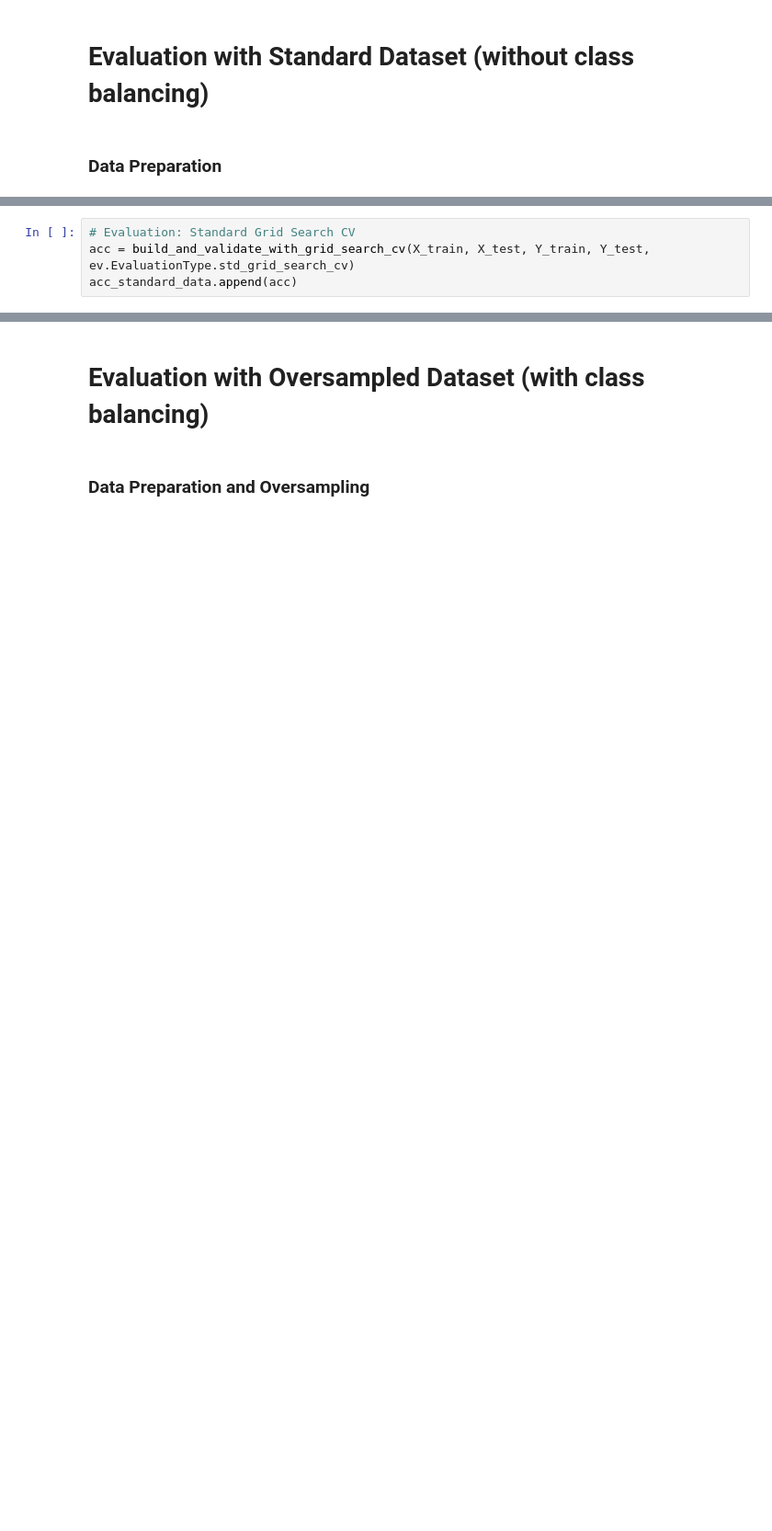
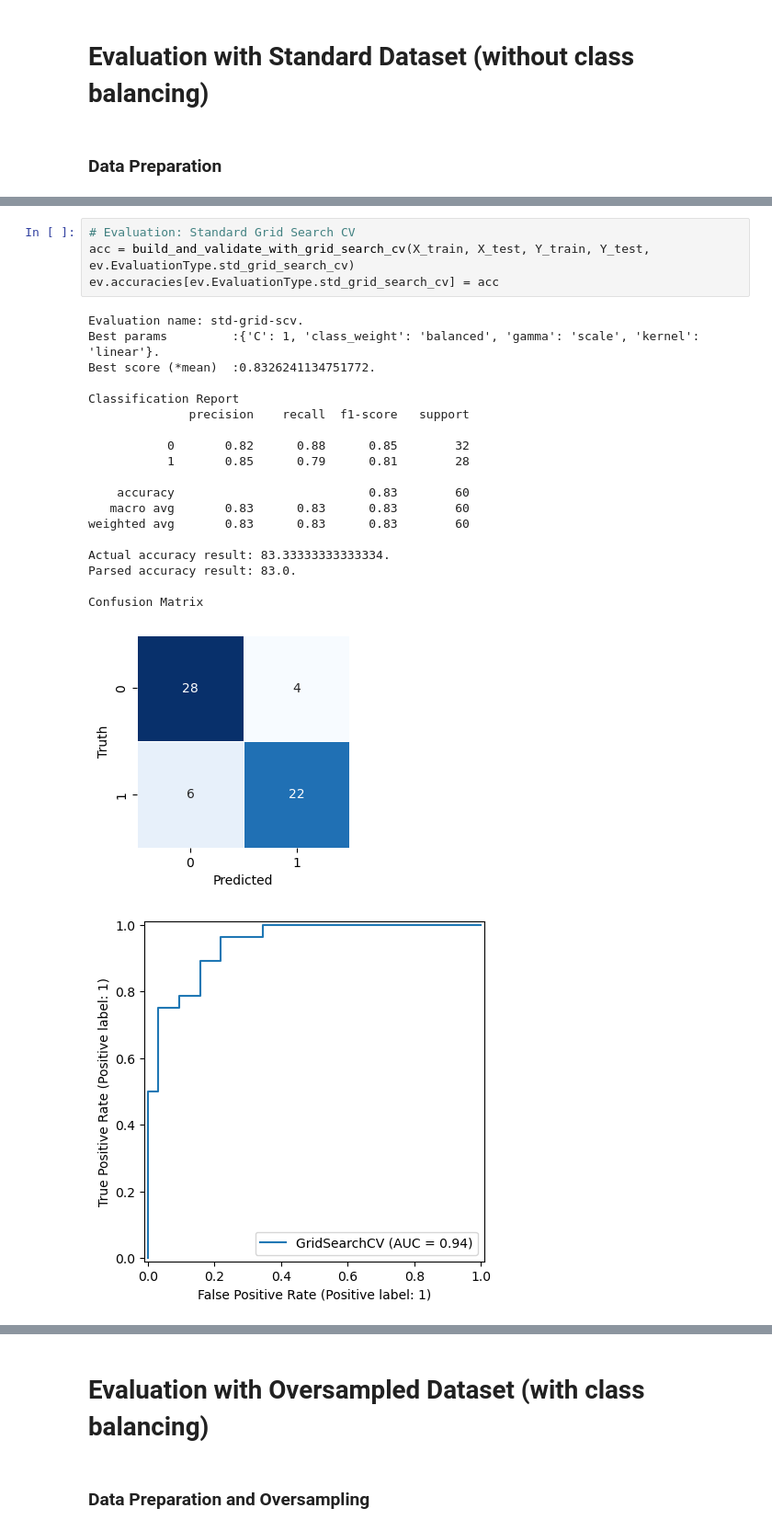
Before and after one commit to everhettoo/heart-disease-analysis, a Jupyter notebook: 4.0-model-svm.ipynb, the cells around one changed output, grey strips where cells are left out. Shown at 92% size. Saved outputs shown, nothing was run; the diff lists cells and outputs as text; blank space fills up the shorter version.

```diff
--- a/4.0-model-svm.ipynb
+++ b/4.0-model-svm.ipynb
@@ -156,7 +187,28 @@ acc_standard_data.append(acc)
 # %%
 # Evaluation: Standard Grid Search CV
 acc = build_and_validate_with_grid_search_cv(X_train, X_test, Y_train, Y_test, ev.EvaluationType.std_grid_search_cv)
-acc_standard_data.append(acc)
+ev.accuracies[ev.EvaluationType.std_grid_search_cv] = acc
+# %% [output]
+Evaluation name: std-grid-scv.
+Best params         :{'C': 1, 'class_weight': 'balanced', 'gamma': 'scale', 'kernel': 'linear'}.
+Best score (*mean)  :0.8326241134751772.
+
+Classification Report
+              precision    recall  f1-score   support
+
+           0       0.82      0.88      0.85        32
+           1       0.85      0.79      0.81        28
+
+    accuracy                           0.83        60
+   macro avg       0.83      0.83      0.83        60
+weighted avg       0.83      0.83      0.83        60
+
+Actual accuracy result: 83.33333333333334.
+Parsed accuracy result: 83.0.
+
+Confusion Matrix
+[figure, added]
+[figure, added]
 # %%
 # Evaluation: Standard Random Search CV
 acc = build_and_validate_with_random_search_cv(X_train, X_test, Y_train, Y_test, ev.EvaluationType.std_random_search_cv)
```
Also changed, not shown: parts of 15 cells of this notebook, 3 other files.
